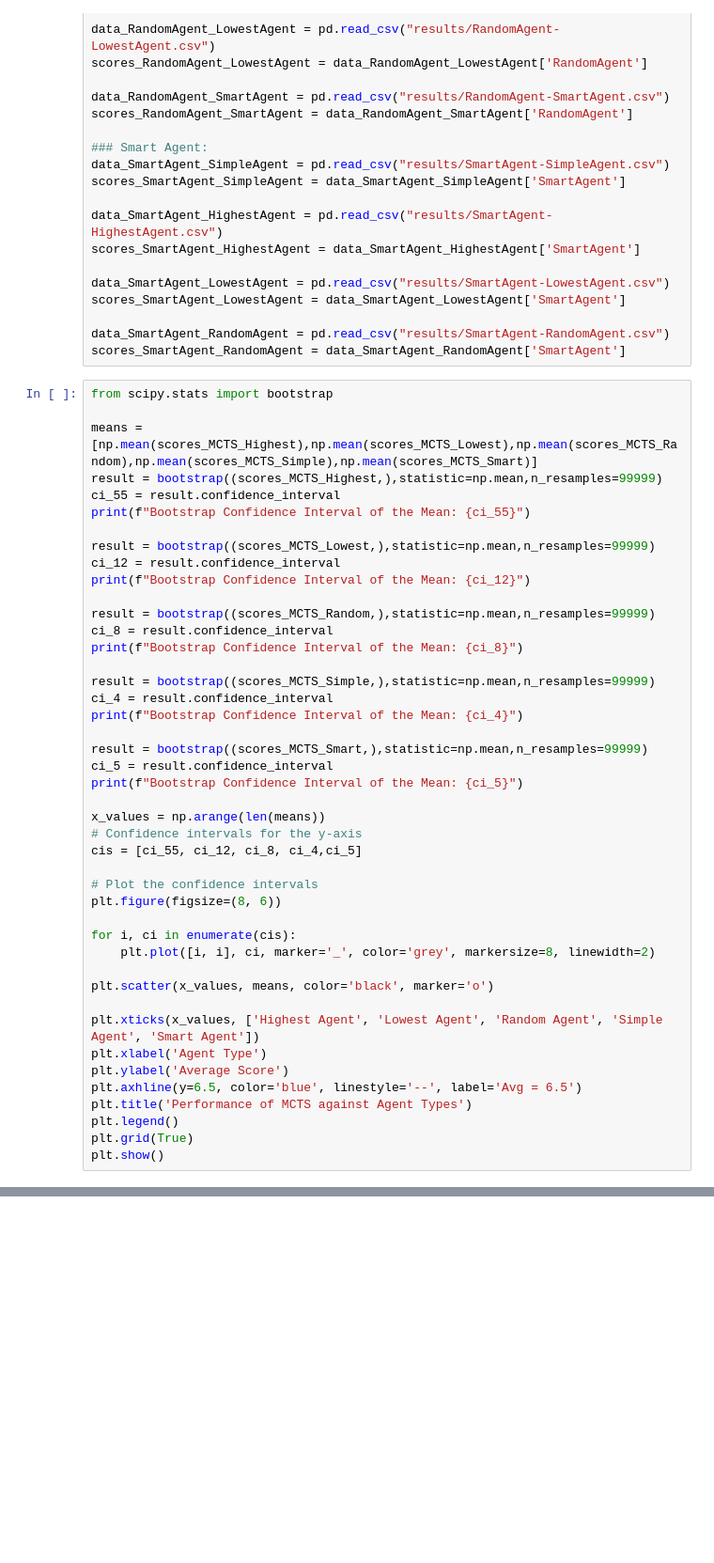
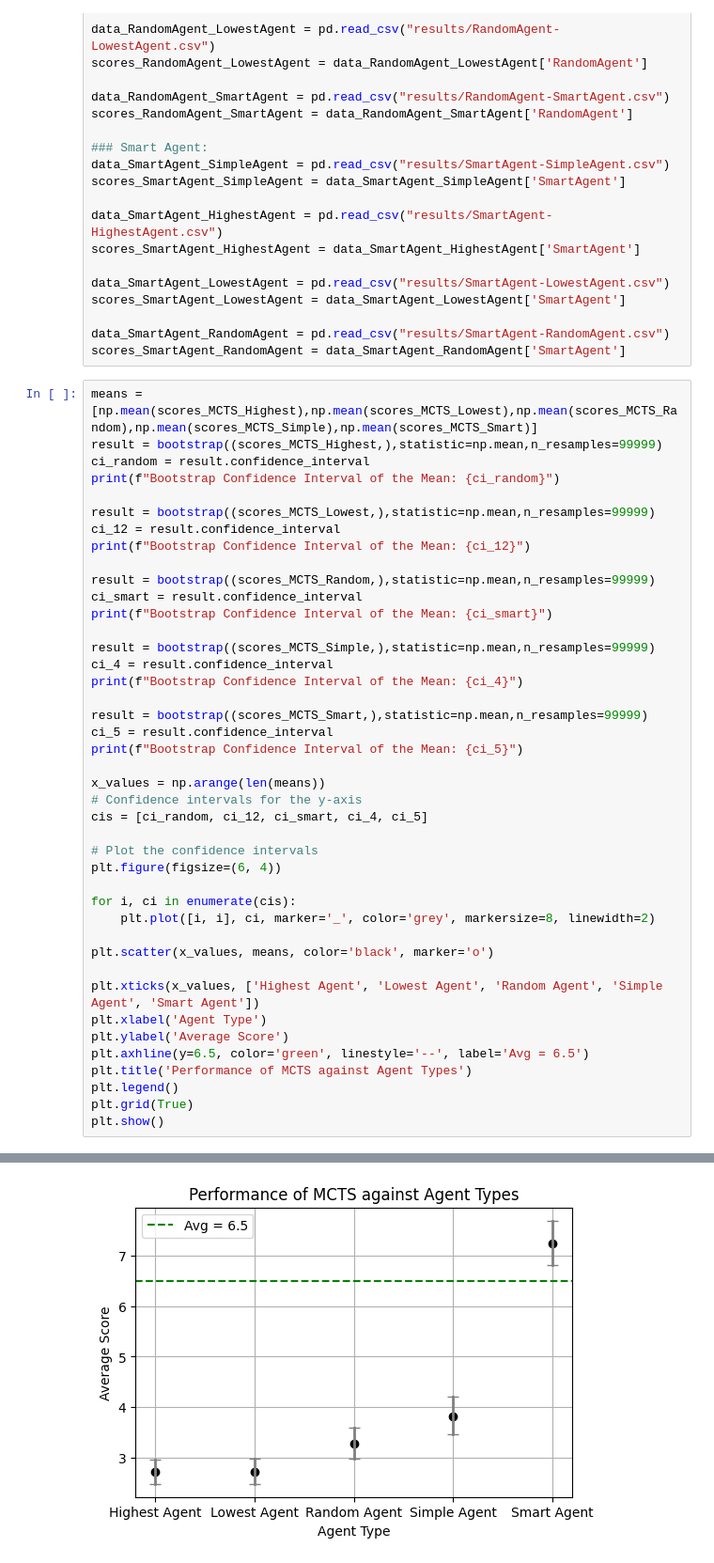
Before and after one commit to SirLeoIV/PlayIT, a Jupyter notebook: src/main/java/com/group09/playit/experiments/plots.ipynb, the cells around one changed output, grey strips where cells are left out. Shown at 94% size. Cells and saved outputs as stored; diff of their text form; blank space fills up the shorter version.

```diff
--- a/src/main/java/com/group09/playit/experiments/plots.ipynb
+++ b/src/main/java/com/group09/playit/experiments/plots.ipynb
@@ -135,20 +136,18 @@ scores_SmartAgent_LowestAgent = data_SmartAgent_LowestAgent['SmartAgent']
 data_SmartAgent_RandomAgent = pd.read_csv("results/SmartAgent-RandomAgent.csv")
 scores_SmartAgent_RandomAgent = data_SmartAgent_RandomAgent['SmartAgent']
 # %%
-from scipy.stats import bootstrap
-
 means = [np.mean(scores_MCTS_Highest),np.mean(scores_MCTS_Lowest),np.mean(scores_MCTS_Random),np.mean(scores_MCTS_Simple),np.mean(scores_MCTS_Smart)]
 result = bootstrap((scores_MCTS_Highest,),statistic=np.mean,n_resamples=99999)
-ci_55 = result.confidence_interval
-print(f"Bootstrap Confidence Interval of the Mean: {ci_55}")
+ci_random = result.confidence_interval
+print(f"Bootstrap Confidence Interval of the Mean: {ci_random}")
 
 result = bootstrap((scores_MCTS_Lowest,),statistic=np.mean,n_resamples=99999)
 ci_12 = result.confidence_interval
 print(f"Bootstrap Confidence Interval of the Mean: {ci_12}")
 
 result = bootstrap((scores_MCTS_Random,),statistic=np.mean,n_resamples=99999)
-ci_8 = result.confidence_interval
-print(f"Bootstrap Confidence Interval of the Mean: {ci_8}")
+ci_smart = result.confidence_interval
+print(f"Bootstrap Confidence Interval of the Mean: {ci_smart}")
 
 result = bootstrap((scores_MCTS_Simple,),statistic=np.mean,n_resamples=99999)
 ci_4 = result.confidence_interval
@@ -160,10 +159,10 @@ print(f"Bootstrap Confidence Interval of the Mean: {ci_5}")
 
 x_values = np.arange(len(means))
 # Confidence intervals for the y-axis
-cis = [ci_55, ci_12, ci_8, ci_4,ci_5]
+cis = [ci_random, ci_12, ci_smart, ci_4, ci_5]
 
 # Plot the confidence intervals
-plt.figure(figsize=(8, 6))
+plt.figure(figsize=(6, 4))
 
 for i, ci in enumerate(cis):
     plt.plot([i, i], ci, marker='_', color='grey', markersize=8, linewidth=2)
@@ -173,8 +172,9 @@ plt.scatter(x_values, means, color='black', marker='o')
 plt.xticks(x_values, ['Highest Agent', 'Lowest Agent', 'Random Agent', 'Simple Agent', 'Smart Agent'])
 plt.xlabel('Agent Type')
 plt.ylabel('Average Score')
-plt.axhline(y=6.5, color='blue', linestyle='--', label='Avg = 6.5')
+plt.axhline(y=6.5, color='green', linestyle='--', label='Avg = 6.5')
 plt.title('Performance of MCTS against Agent Types')
 plt.legend()
 plt.grid(True)
 plt.show()
+# %% [output]
@@ -180,0 +186 @@ plt.show()
+[figure, added]
```
Also changed, not shown: parts of 25 cells of this notebook, 6 other files.
